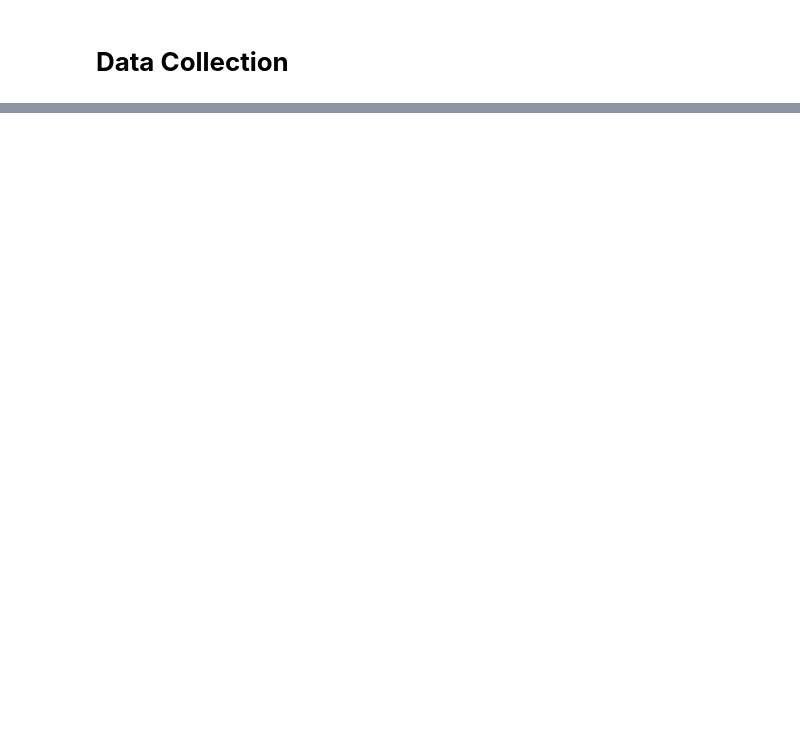
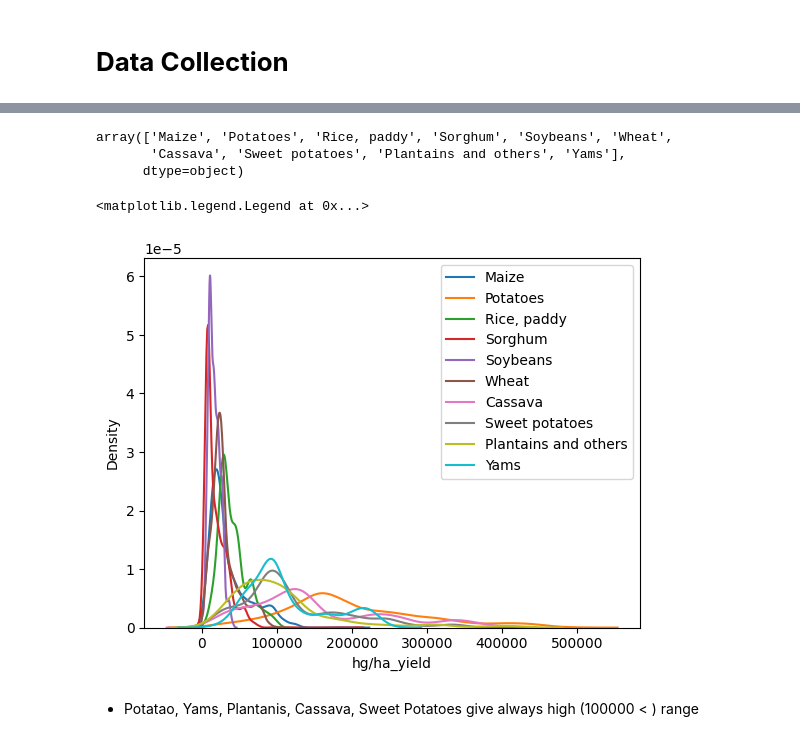
Before and after one commit to Team-ALPHABETxD/hackNITR, a Jupyter notebook: app/yeild_prediction/notebook.ipynb, the cells around one changed output, grey strips where cells are left out. Drawn from its saved outputs; the diff is of its cells as text; code cells hidden in the pictures; blank space fills up the shorter version.

```diff
--- a/app/yeild_prediction/notebook.ipynb
+++ b/app/yeild_prediction/notebook.ipynb
@@ -19,0 +116,16 @@ ValueError: Error reading file: 'utf-8' codec can't decode byte 0x99 in position
+# %%
+labels_crop
+# %% [output]
+array(['Maize', 'Potatoes', 'Rice, paddy', 'Sorghum', 'Soybeans', 'Wheat',
+       'Cassava', 'Sweet potatoes', 'Plantains and others', 'Yams'],
+      dtype=object)
+# %%
+# Comparative analysis on Y for crop types
+for crop in labels_crop:
+  sns.kdeplot(data[data['Item'] == crop]['hg/ha_yield'], label = crop)
+plt.legend()
+# %% [output]
+<matplotlib.legend.Legend at 0x...>
+[figure, added]
+# %% [markdown]
+- Potatao, Yams, Plantanis, Cassava, Sweet Potatoes give always high (100000 < ) range
```
Also changed, not shown: parts of 68 cells of this notebook.
